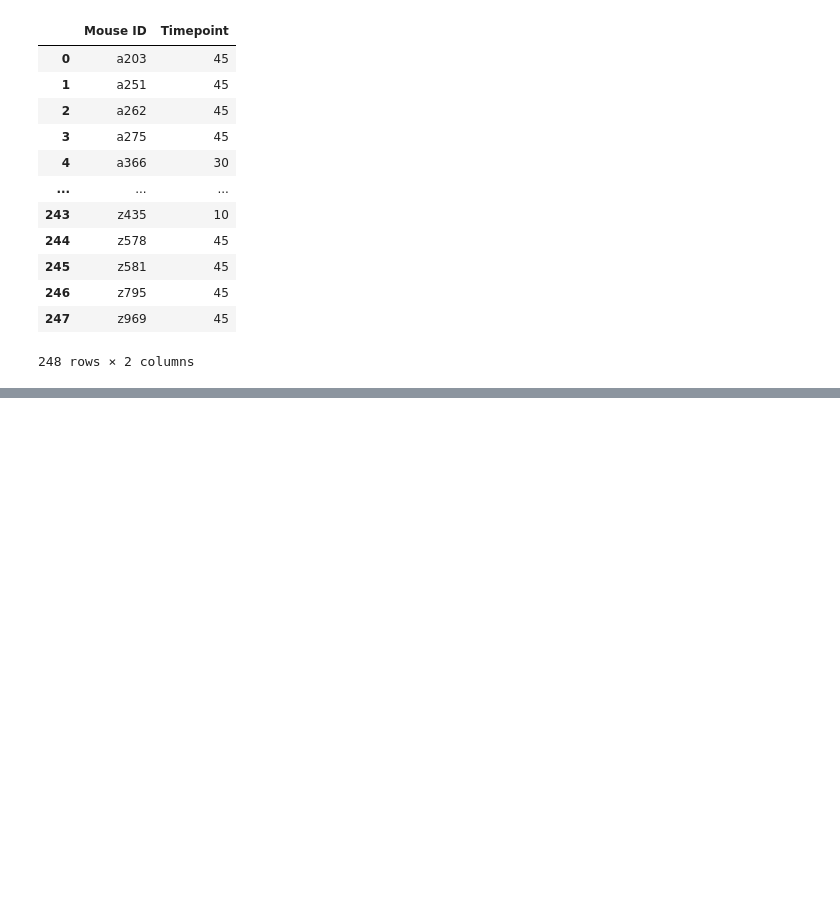
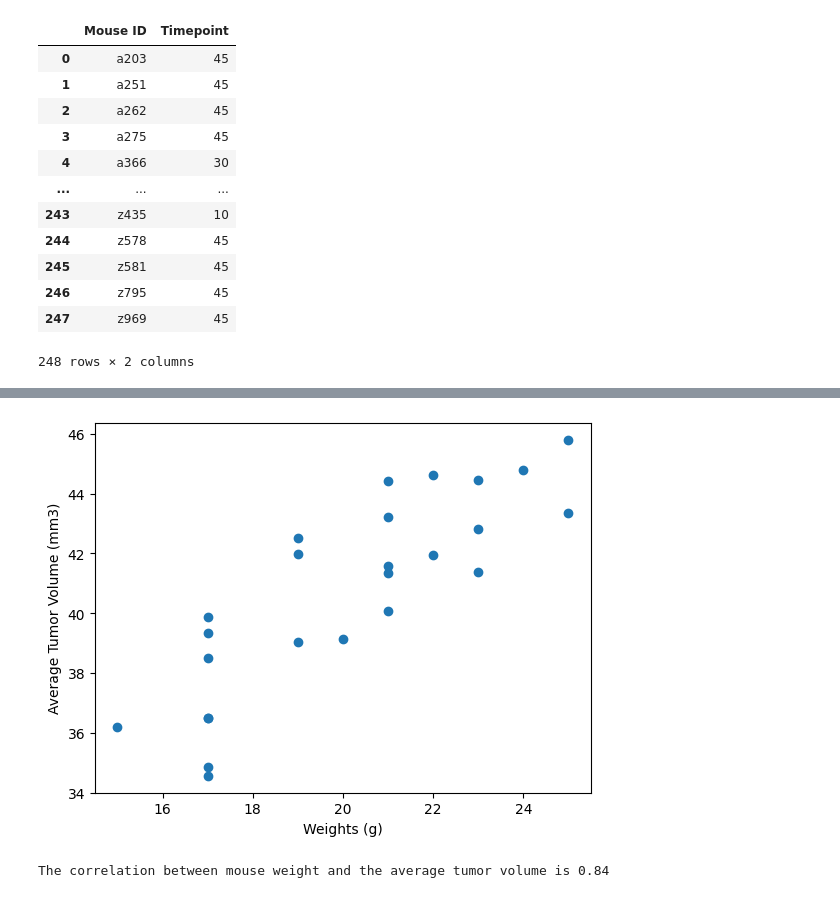
Before and after one commit to anna2023471/matplotlib-challenge, a Jupyter notebook: Untitled.ipynb, the cells around one changed output, grey strips where cells are left out. Cells and saved outputs as stored; diff of their text form; code cells hidden in the pictures; blank space fills up the shorter version.

```diff
--- a/Untitled.ipynb
+++ b/Untitled.ipynb
@@ -304,0 +344,18 @@ filtered_timepoint_merge
+# %%
+capomulin_data = tidy_data.loc[tidy_data["Drug Regimen"] == "Capomulin"]
+# %%
+capomulin_av_volume = capomulin_data.groupby("Mouse ID").mean(numeric_only=True).reset_index()
+# %%
+mouse_weight = capomulin_av_volume["Weight (g)"]
+av_tumor_volume = capomulin_av_volume["Tumor Volume (mm3)"]
+plt.scatter(mouse_weight, av_tumor_volume)
+plt.xlabel("Weights (g)")
+plt.ylabel("Average Tumor Volume (mm3)")
+plt.show()
+# %% [output]
+[figure, added]
+# %%
+correlation = stats.pearsonr(mouse_weight, av_tumor_volume)
+print(f"The correlation between mouse weight and the average tumor volume is {round(correlation[0],2)}")
+# %% [output]
+The correlation between mouse weight and the average tumor volume is 0.84
```
Also changed, not shown: parts of 8 cells of this notebook.
